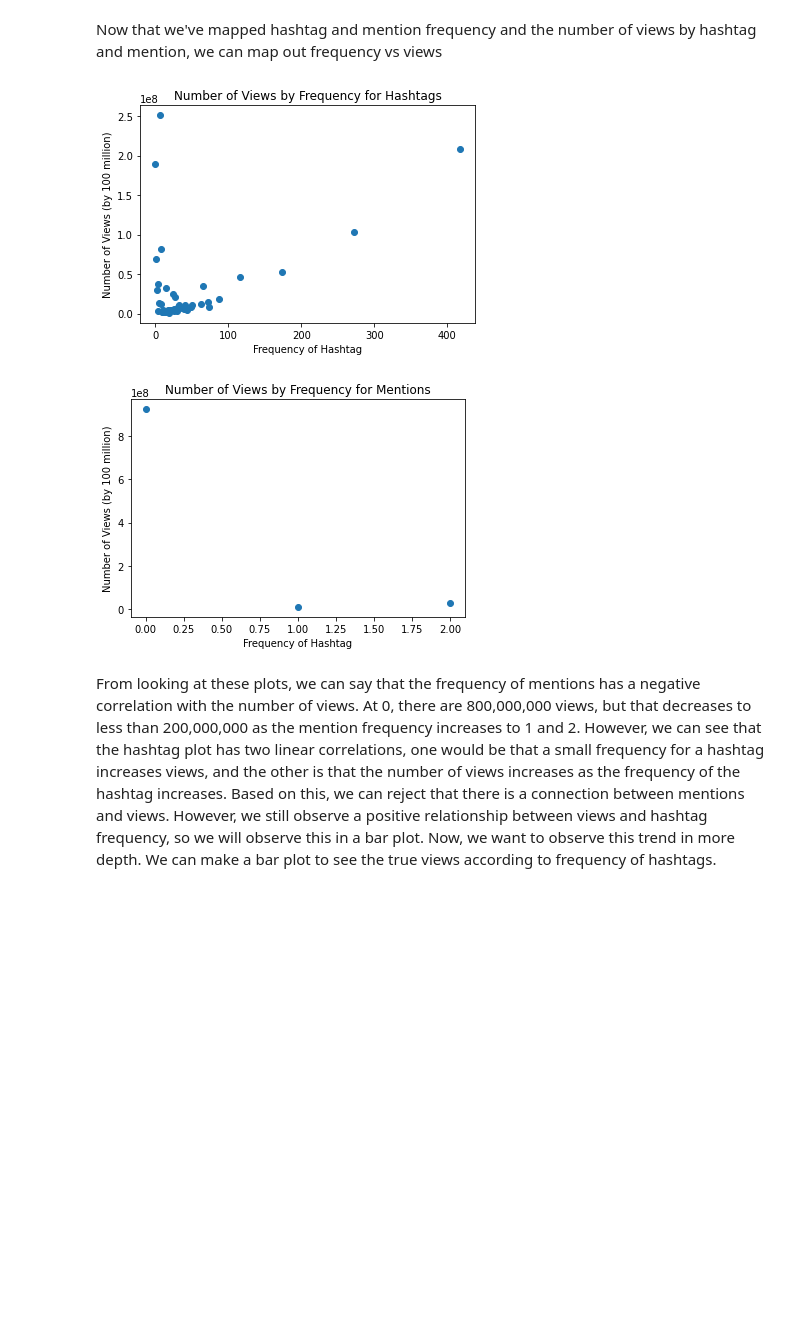
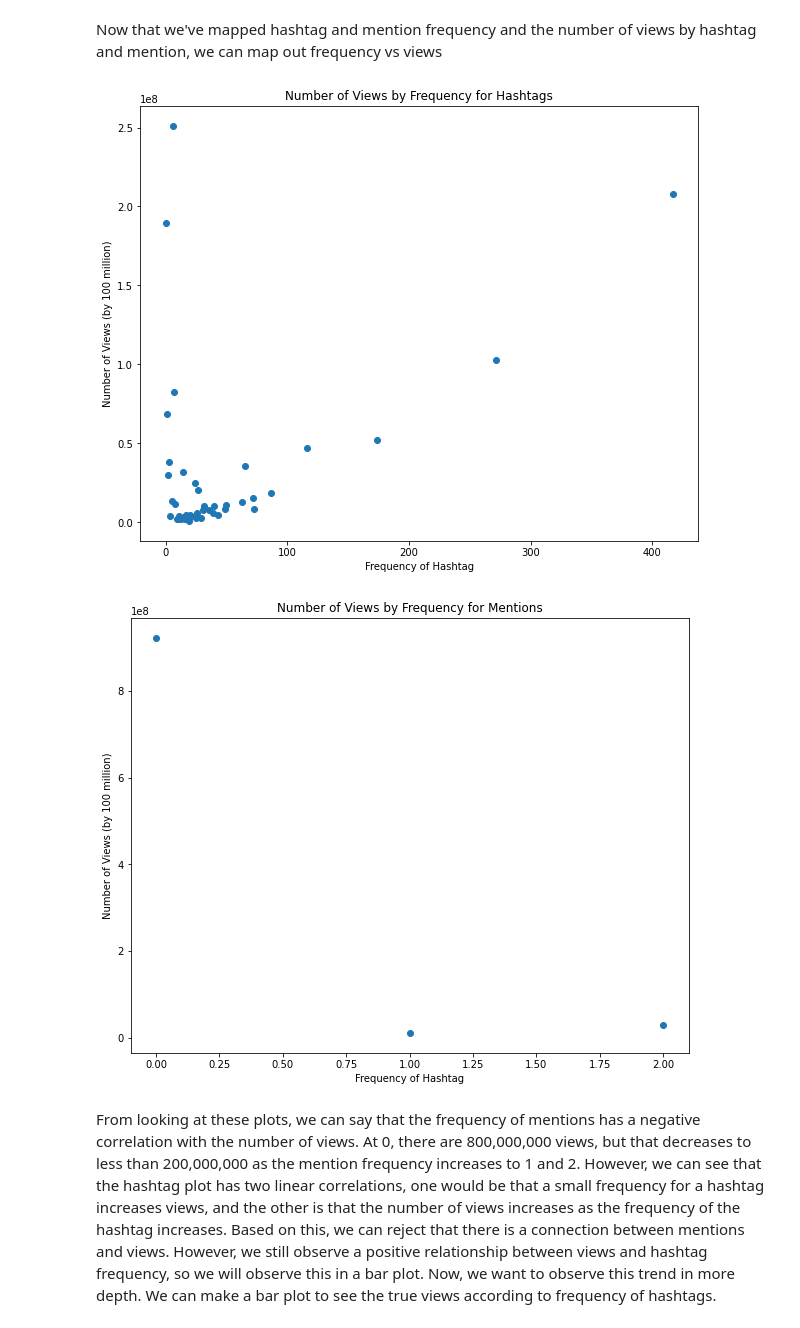
Before and after one commit to kendallpfeifer/TikTokTrending, a Jupyter notebook: Tik Tok Trending Videos Tutorial.ipynb, the cells around one changed output. Cells and saved outputs as stored; diff of their text form; code cells hidden in the pictures; blank space fills up the shorter version.

```diff
--- a/Tik Tok Trending Videos Tutorial.ipynb
+++ b/Tik Tok Trending Videos Tutorial.ipynb
@@ -184,34 +184,36 @@ hashtag_views = []
 hashtag_freqs = []
 for k, v in views_by_freq_hashtag.items():
     hashtag_views.append(v)
     hashtag_freqs.append(k)
 
+plt.figure(figsize=(10, 8))
 #create a scatterplot for views by frequency for the hashtags
 plt.scatter(hashtag_freqs, hashtag_views)
 
 plt.xlabel('Frequency of Hashtag')
 plt.ylabel('Number of Views (by 100 million)')
 plt.title('Number of Views by Frequency for Hashtags')
 
 plt.show()
 
 #create the views and frequencies lists to use as the x and y data
 mention_views = []
 mention_freqs = []
 for k, v in views_by_freq_ment.items():
     mention_views.append(v)
     mention_freqs.append(k)
 
+plt.figure(figsize=(10, 8))
 #create a scatterplot for views by frequency for the mentions
 plt.scatter(mention_freqs, mention_views)
 
 plt.xlabel('Frequency of Hashtag')
 plt.ylabel('Number of Views (by 100 million)')
 plt.title('Number of Views by Frequency for Mentions')
 
 plt.show()
 # %% [output]
-[figure, old version]
+[figure, new version]
-[figure, old version]
+[figure, new version]
 # %% [markdown]
 From looking at these plots, we can say that the frequency of mentions has a negative correlation with the number of views. At 0, there are 800,000,000 views, but that decreases to less than 200,000,000 as the mention frequency increases to 1 and 2. However, we can see that the hashtag plot has two linear correlations, one would be that a small frequency for a hashtag increases views, and the other is that the number of views increases as the frequency of the hashtag increases. Based on this, we can reject that there is a connection between mentions and views. However, we still observe a positive relationship between views and hashtag frequency, so we will observe this in a bar plot. Now, we want to observe this trend in more depth. We can make a bar plot to see the true views according to frequency of hashtags.
```
Also changed, not shown: parts of 10 cells of this notebook, 1 other file.
